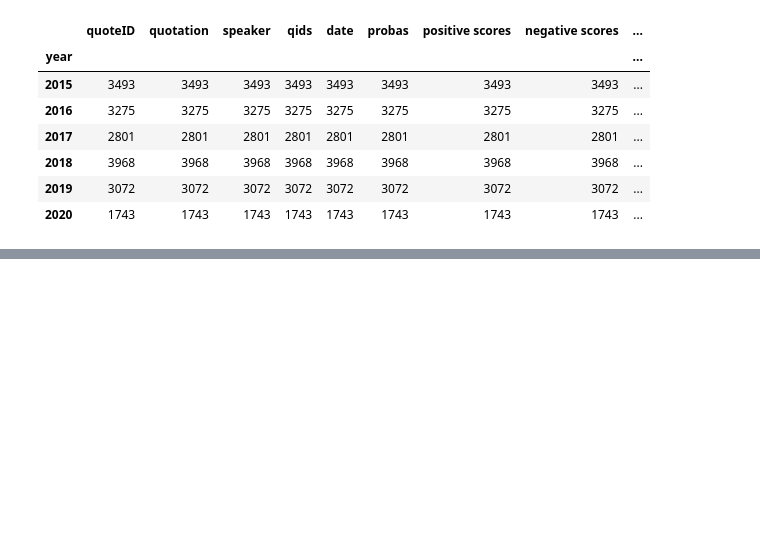
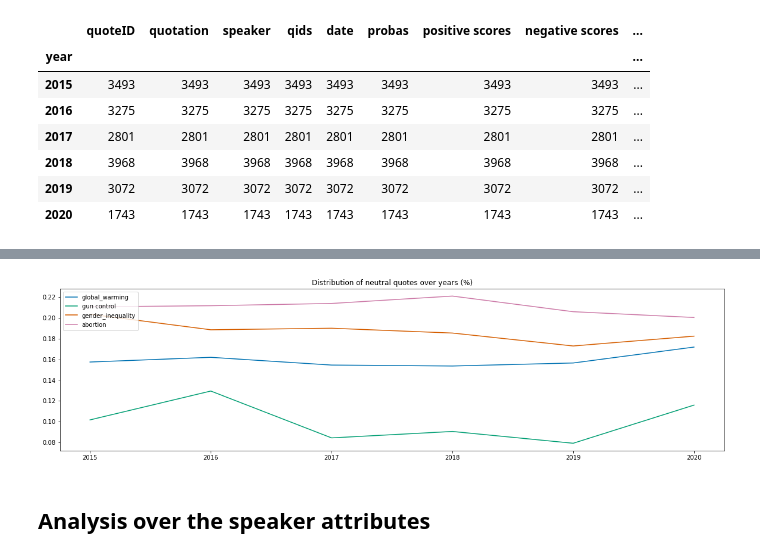
Before and after one commit to epfl-ada/ada-2021-project-272, a Jupyter notebook: Project.ipynb, the cells around one changed output, grey strips where cells are left out. Cells and saved outputs as stored; diff of their text form; code cells hidden in the pictures; blank space fills up the shorter version.

```diff
--- a/Project.ipynb
+++ b/Project.ipynb
@@ -652,0 +707,13 @@ gc_sent.groupby('year').count()
+# %%
+plt.figure(figsize=(20,5))
+plt.plot(neutral_gw.groupby('year').count()['quotation']/gw_sent.groupby('year').count()['quotation'])
+plt.plot(neutral_gc.groupby('year').count()['quotation']/gc_sent.groupby('year').count()['quotation'])
+plt.plot(neutral_gi.groupby('year').count()['quotation']/gi_sent.groupby('year').count()['quotation'])
+plt.plot(neutral_ab.groupby('year').count()['quotation']/ab_sent.groupby('year').count()['quotation'])
+plt.legend(['global_warming','gun control','gender_inequality','abortion'],loc='upper left')
+plt.title('Distribution of neutral quotes over years (%)')
+None
+# %% [output]
+[figure, added]
+# %% [markdown]
+## Analysis over the speaker attributes
```
Also changed, not shown: parts of 36 cells of this notebook.
